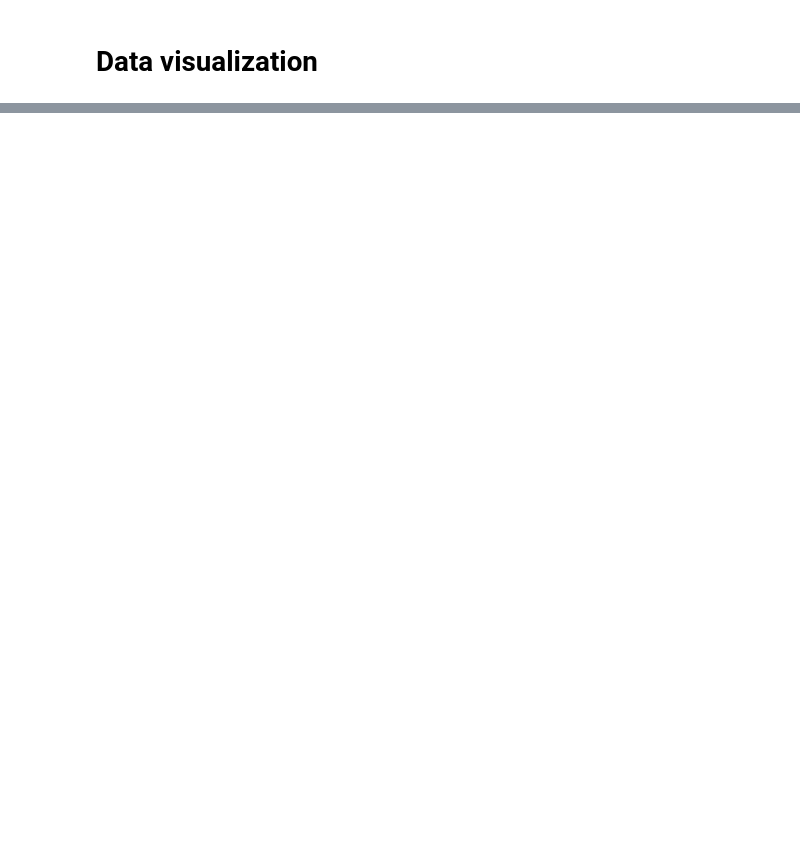
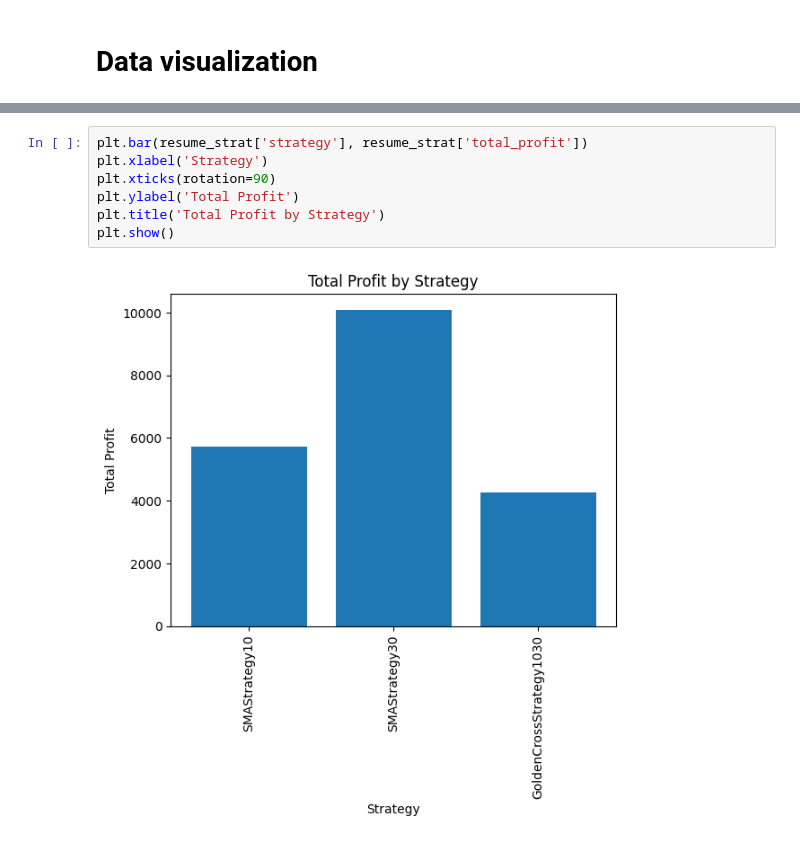
Before and after one commit to LautaroBarraza/Challenge-Tecnico-Tradespark, a Jupyter notebook: src/utils/strategies_transaction_close_resume.ipynb, the cells around one changed output, grey strips where cells are left out. Drawn from its saved outputs; the diff is of its cells as text; blank space fills up the shorter version.

Commit message:
agrega notebook con resumen de transaccion

```diff
--- a/src/utils/strategies_transaction_close_resume.ipynb
+++ b/src/utils/strategies_transaction_close_resume.ipynb
@@ -58,0 +77,9 @@ resume_strat.head()
+# %%
+plt.bar(resume_strat['strategy'], resume_strat['total_profit'])
+plt.xlabel('Strategy')
+plt.xticks(rotation=90)
+plt.ylabel('Total Profit')
+plt.title('Total Profit by Strategy')
+plt.show()
+# %% [output]
+[figure, added]
```
Also changed, not shown: parts of 9 cells of this notebook, 1 other file.
